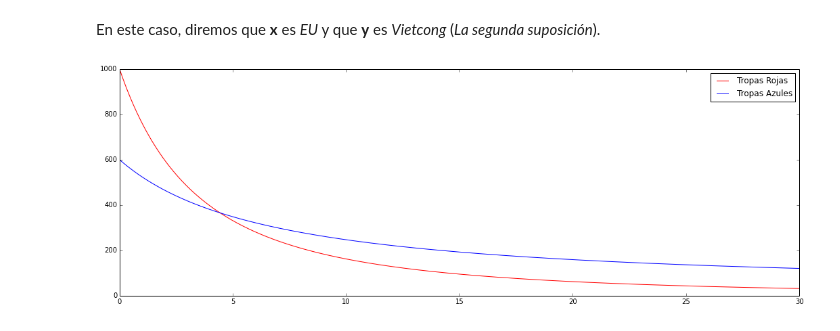
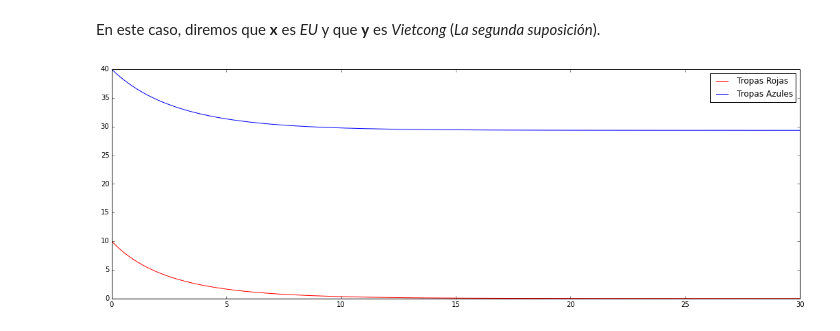
Before and after one commit to ElicHerrera/proyecto-mate-com, a Jupyter notebook: Proyecto_Adelanto_1.ipynb, the cells around one changed output. Cells and saved outputs as stored; diff of their text form; code cells hidden in the pictures.

```diff
--- a/Proyecto_Adelanto_1.ipynb
+++ b/Proyecto_Adelanto_1.ipynb
@@ -45,8 +45,8 @@ class Guerra:
 
     def plotjunto(self):
         plt.figure(figsize=(18, 6), dpi=80)
-        plt.plot(self.tau,self.x(),color="red", linewidth=1.0, linestyle="-",label="Tropas Rojas");
-        plt.plot(self.tau,self.y(),color="blue", linewidth=1.0, linestyle="-",label="Tropas Azules");
+        plt.plot(self.tau,self.x(),color="blue", linewidth=1.0, linestyle="-",label="Tropas Azules");
+        plt.plot(self.tau,self.y(),color="red", linewidth=1.0, linestyle="-",label="Tropas Rojas");
         plt.legend(loc='upper right')
     def initial_conditions(self, x_i, y_i):
         """Se definen las condiciones iniciales que corresponden a la cantidad inicial de soldadosb."""
@@ -275,24 +274,23 @@ class Vietnam (Guerra):
 # %%
 N = 1000
 
 tiempo_inicial = 0.0
 
 tiempo_final = 30
 
-def GV(efectividad_EU,efectividad_VietCong):
+def GV(efectividad_VietCong,efectividad_EU):
 
-    ejercito=1000
-    guerrilla=600
+    guerrilla=10
 
-    guerra2=Vietnam(efectividad_EU,efectividad_VietCong)
+    guerra2=Vietnam(efectividad_VietCong,efectividad_EU)
 
-    guerra2.initial_conditions(x_i=ejercito, y_i=guerrilla)
+    guerra2.initial_conditions(x_i=guerrilla, y_i=guerrilla+30)
 
     guerra2.integrate(N, tiempo_inicial, tiempo_final, RK2)
 
     guerra2.plotjunto()
 
 
-interact(GV,efectividad_EU=(0.00001,0.0009,.000009),efectividad_VietCong=(0.01,0.09,.000009))
+interact(GV,efectividad_VietCong=(0.001,0.09,.000009),efectividad_EU=(0.00001,.5,.000009))
 # %% [output]
-[figure, old version]
+[figure, new version]
```
Also changed, not shown: parts of 1 cell of this notebook.
